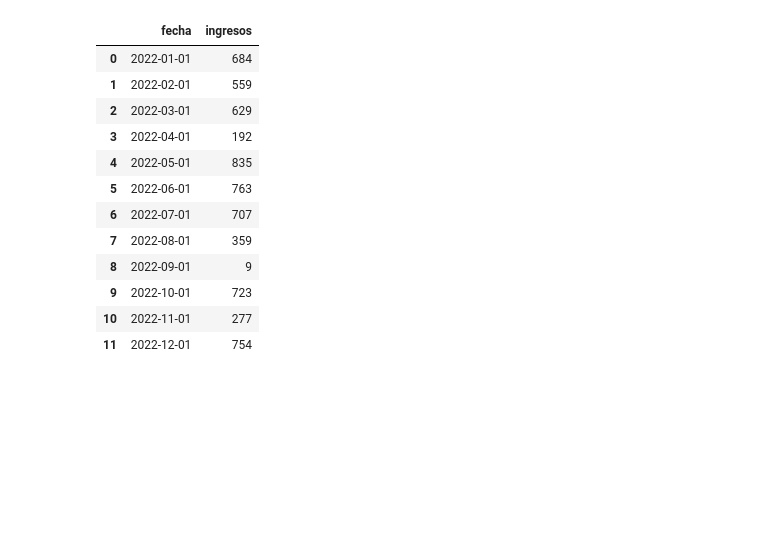
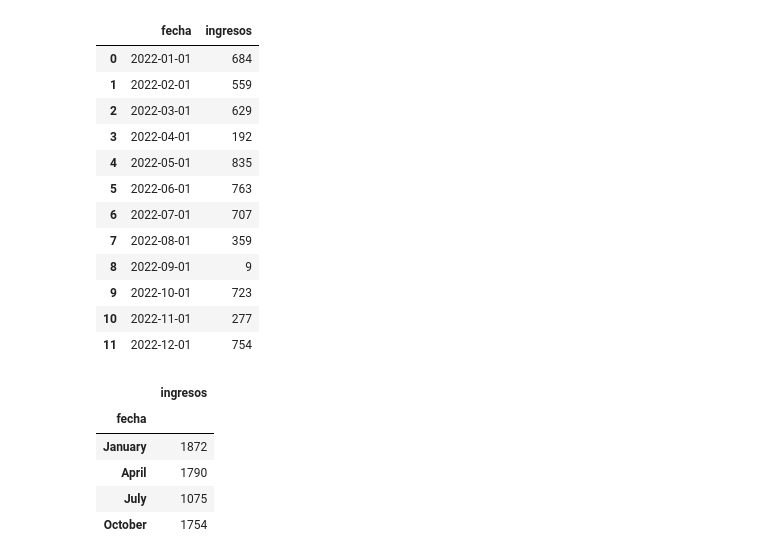
Before and after one commit to elenatablas/TEII, a Jupyter notebook: bloque3/Python/src/Introduccion a Pandas - Ejercicios.ipynb, the cells around one changed output. Saved outputs shown, nothing was run; the diff lists cells and outputs as text; code cells hidden in the pictures; blank space fills up the shorter version.

```diff
--- a/bloque3/Python/src/Introduccion a Pandas - Ejercicios.ipynb
+++ b/bloque3/Python/src/Introduccion a Pandas - Ejercicios.ipynb
@@ -630,3 +630,13 @@ df
 | 11 | 2022-12-01 | 754 |
 # %%
 # 25.- Solución
+dg = df.groupby(pd.Grouper(key='fecha', freq=pd.offsets.MonthBegin(3))).sum()
+dg.index = dg.index.strftime('%B')
+dg
+# %% [output]
+|  | ingresos |
+| fecha |  |
+| January | 1872 |
+| April | 1790 |
+| July | 1075 |
+| October | 1754 |
```
